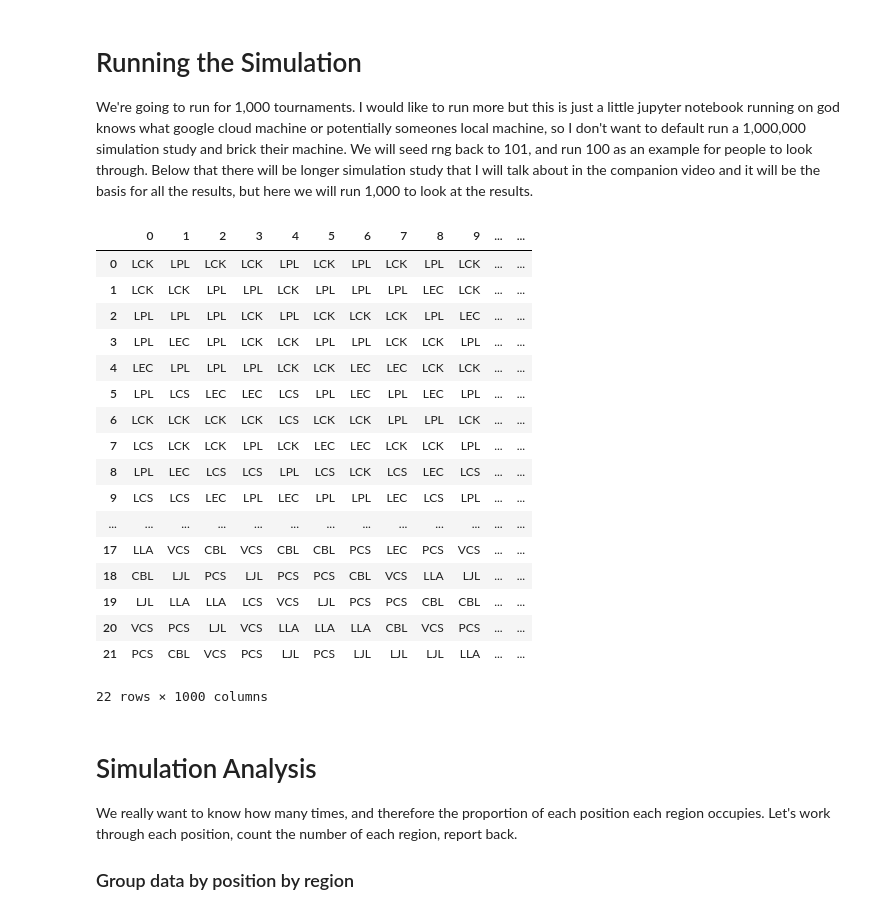
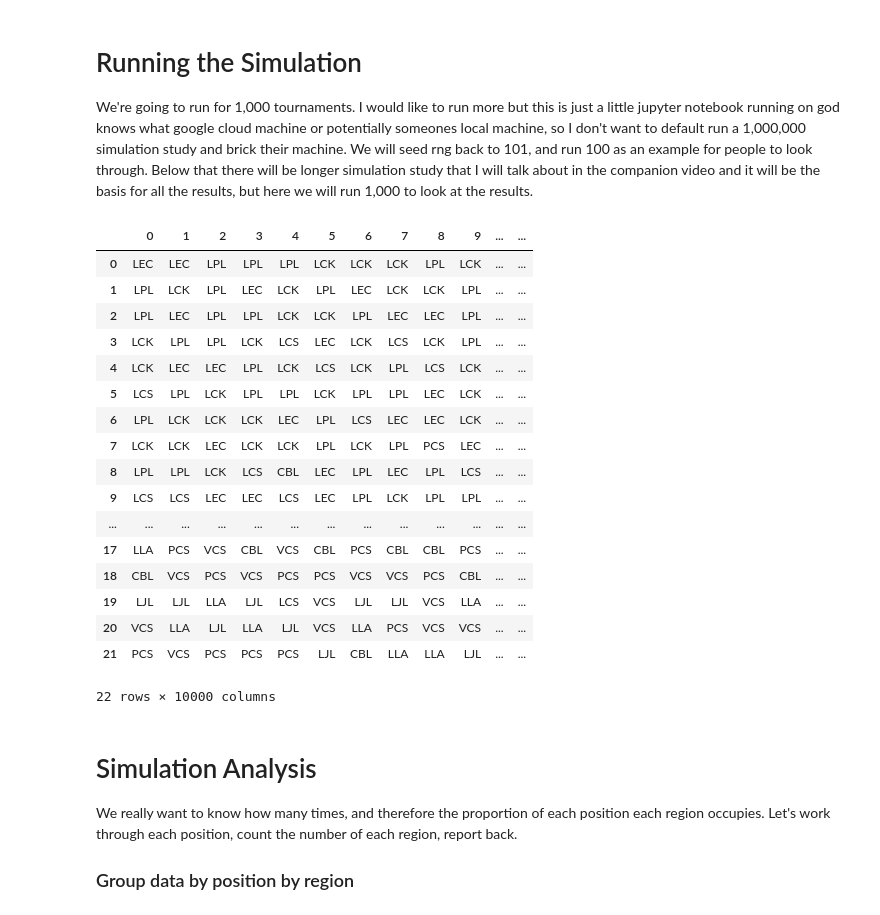
Before and after one commit to JordanJHood/StochasticSim-LeagueOfLegends-Worlds2023-WhatImpactWillSwissHave, a Jupyter notebook: Worlds s13.ipynb, the cells around one changed output. Drawn from its saved outputs; the diff is of its cells as text; code cells hidden in the pictures.

```diff
--- a/Worlds s13.ipynb
+++ b/Worlds s13.ipynb
@@ -1651,13 +1649,24 @@ def Play_Swiss(List_of_8_Random_Matches_With_SeedRules):
 ### Knockouts
 # %%
 def Play_Knockouts(List_of_8_Knockout_Teams_Ordered_1to8):
-    # --- Quarter Finals --- #
+    # --- Sort First Matches: 3|0 must vs 3|2 teams with side selection bias --- #
+    Quarters_List_Upper = [List_of_8_Knockout_Teams_Ordered_1to8[0],List_of_8_Knockout_Teams_Ordered_1to8[1]]
+    Quarters_List_Lower = [List_of_8_Knockout_Teams_Ordered_1to8[5],List_of_8_Knockout_Teams_Ordered_1to8[6],List_of_8_Knockout_Teams_Ordered_1to8[7]]
+    # --- I am Assuming 3|0s are on opposite sides of the bracket
+    Quarters_Teams_L1 = [Quarters_List_Upper.pop(rng.integers(0,len(Quarters_List_Upper))),Quarters_List_Lower.pop(rng.integers(0,len(Quarters_List_Lower)))]
+    Quarters_Teams_R1 = [Quarters_List_Upper.pop(rng.integers(0,len(Quarters_List_Upper))),Quarters_List_Lower.pop(rng.integers(0,len(Quarters_List_Lower)))]
+    # Sort Rest, AS all teams' Side is Random, Flipping the bracket doesnt need to happen. Just say Weaker team left is on L side.
+    Quarters_List_Middle = [List_of_8_Knockout_Teams_Ordered_1to8[2],List_of_8_Knockout_Teams_Ordered_1to8[3],List_of_8_Knockout_Teams_Ordered_1to8[4]]
+    Quarters_Teams_L2 = [Quarters_List_Middle.pop(rng.integers(0,len(Quarters_List_Middle))),Quarters_List_Lower[0]]
+    Quarters_Teams_R2 = [Quarters_List_Middle.pop(rng.integers(0,len(Quarters_List_Middle))),Quarters_List_Middle.pop(rng.integers(0,len(Quarters_List_Middle)))]
+
+    # --- Quarter Finals: Upper Team on Team1 --- #
     # Seed 1 Half
-    Quarters_Winner_L1, Position_08 = Bo5(List_of_8_Knockout_Teams_Ordered_1to8[0], List_of_8_Knockout_Teams_Ordered_1to8[7], Team1SideSlection=rng.random())
-    Quarters_Winner_L2, Position_07 = Bo5(List_of_8_Knockout_Teams_Ordered_1to8[2], List_of_8_Knockout_Teams_Ordered_1to8[5], Team1SideSlection=rng.random())
+    Quarters_Winner_L1, Position_08 = Bo5(Quarters_Teams_L1[0], Quarters_Teams_L1[1], Team1SideSlection=1)
+    Quarters_Winner_L2, Position_07 = Bo5(Quarters_Teams_L2[0], Quarters_Teams_L2[1], Team1SideSlection=1)
     # Seed 2 Half
-    Quarters_Winner_R1, Position_06 = Bo5(List_of_8_Knockout_Teams_Ordered_1to8[1], List_of_8_Knockout_Teams_Ordered_1to8[6], Team1SideSlection=rng.random())
-    Quarters_Winner_R2, Position_05 = Bo5(List_of_8_Knockout_Teams_Ordered_1to8[3], List_of_8_Knockout_Teams_Ordered_1to8[4], Team1SideSlection=rng.random())
+    Quarters_Winner_R1, Position_06 = Bo5(Quarters_Teams_R1[0], Quarters_Teams_R1[1], Team1SideSlection=1)
+    Quarters_Winner_R2, Position_05 = Bo5(Quarters_Teams_R2[0], Quarters_Teams_R2[1], Team1SideSlection=rng.random()) # Two Middle Seeds
 
     # --- Semi Finals --- #
     # Seed 1 Half
@@ -1723,35 +1732,35 @@ We're going to run for 1,000 tournaments. I would like to run more but this is j
 # %%
 # Set Generator for reproducible Sim
 rng = np.random.default_rng(101)
-Sim_Results_Table = Simulation_Worlds23(Sim_Length=1000,
+Sim_Results_Table = Simulation_Worlds23(Sim_Length=10000,
                     NestedList_of_4_Lists_of_Swiss_Seeds=[[LCK1,LPL1,LEC1,LCS1],
                                                           [LCK2,LPL2,LEC2,LCS2],
                                                           [LCK3,LPL3,LEC3,LCS3],
                                                           [LCK4,LPL4]],
                     List_of_3_PlayInsPool1_Teams=[PCS1,PCS2,VCS1],
                     List_of_4_PlayInsPool2_Teams=[VCS2,LJL1,CBL1,LLA1],
                     List_of_2_WQS_Teams=[LEC4,LCS4])
 Sim_Results_Table_pd = pd.DataFrame(Sim_Results_Table)
 Sim_Results_Table_pd
 # %% [output]
 |  | 0 | 1 | 2 | 3 | 4 | 5 | 6 | 7 | 8 | 9 | ... | ... |
-| 0 | LCK | LPL | LCK | LCK | LPL | LCK | LPL | LCK | LPL | LCK | ... | ... |
-| 1 | LCK | LCK | LPL | LPL | LCK | LPL | LPL | LPL | LEC | LCK | ... | ... |
-| 2 | LPL | LPL | LPL | LCK | LPL | LCK | LCK | LCK | LPL | LEC | ... | ... |
-| 3 | LPL | LEC | LPL | LCK | LCK | LPL | LPL | LCK | LCK | LPL | ... | ... |
-| 4 | LEC | LPL | LPL | LPL | LCK | LCK | LEC | LEC | LCK | LCK | ... | ... |
-| 5 | LPL | LCS | LEC | LEC | LCS | LPL | LEC | LPL | LEC | LPL | ... | ... |
-| 6 | LCK | LCK | LCK | LCK | LCS | LCK | LCK | LPL | LPL | LCK | ... | ... |
-| 7 | LCS | LCK | LCK | LPL | LCK | LEC | LEC | LCK | LCK | LPL | ... | ... |
-| 8 | LPL | LEC | LCS | LCS | LPL | LCS | LCK | LCS | LEC | LCS | ... | ... |
-| 9 | LCS | LCS | LEC | LPL | LEC | LPL | LPL | LEC | LCS | LPL | ... | ... |
+| 0 | LEC | LEC | LPL | LPL | LPL | LCK | LCK | LCK | LPL | LCK | ... | ... |
+| 1 | LPL | LCK | LPL | LEC | LCK | LPL | LEC | LCK | LCK | LPL | ... | ... |
+| 2 | LPL | LEC | LPL | LPL | LCK | LCK | LPL | LEC | LEC | LPL | ... | ... |
+| 3 | LCK | LPL | LPL | LCK | LCS | LEC | LCK | LCS | LCK | LPL | ... | ... |
+| 4 | LCK | LEC | LEC | LPL | LCK | LCS | LCK | LPL | LCS | LCK | ... | ... |
+| 5 | LCS | LPL | LCK | LPL | LPL | LCK | LPL | LPL | LEC | LCK | ... | ... |
+| 6 | LPL | LCK | LCK | LCK | LEC | LPL | LCS | LEC | LEC | LCK | ... | ... |
+| 7 | LCK | LCK | LEC | LCK | LCK | LPL | LCK | LPL | PCS | LEC | ... | ... |
+| 8 | LPL | LPL | LCK | LCS | CBL | LEC | LPL | LEC | LPL | LCS | ... | ... |
+| 9 | LCS | LCS | LEC | LEC | LCS | LEC | LPL | LCK | LPL | LPL | ... | ... |
 | ... | ... | ... | ... | ... | ... | ... | ... | ... | ... | ... | ... | ... |
-| 17 | LLA | VCS | CBL | VCS | CBL | CBL | PCS | LEC | PCS | VCS | ... | ... |
-| 18 | CBL | LJL | PCS | LJL | PCS | PCS | CBL | VCS | LLA | LJL | ... | ... |
-| 19 | LJL | LLA | LLA | LCS | VCS | LJL | PCS | PCS | CBL | CBL | ... | ... |
-| 20 | VCS | PCS | LJL | VCS | LLA | LLA | LLA | CBL | VCS | PCS | ... | ... |
-| 21 | PCS | CBL | VCS | PCS | LJL | PCS | LJL | LJL | LJL | LLA | ... | ... |
+| 17 | LLA | PCS | VCS | CBL | VCS | CBL | PCS | CBL | CBL | PCS | ... | ... |
+| 18 | CBL | VCS | PCS | VCS | PCS | PCS | VCS | VCS | PCS | CBL | ... | ... |
+| 19 | LJL | LJL | LLA | LJL | LCS | VCS | LJL | LJL | VCS | LLA | ... | ... |
+| 20 | VCS | LLA | LJL | LLA | LJL | VCS | LLA | PCS | VCS | VCS | ... | ... |
+| 21 | PCS | VCS | PCS | PCS | PCS | LJL | CBL | LLA | LLA | LJL | ... | ... |
-22 rows × 1000 columns
+22 rows × 10000 columns
 # %% [markdown]
 # Simulation Analysis
 
```
Also changed, not shown: parts of 16 cells of this notebook.
